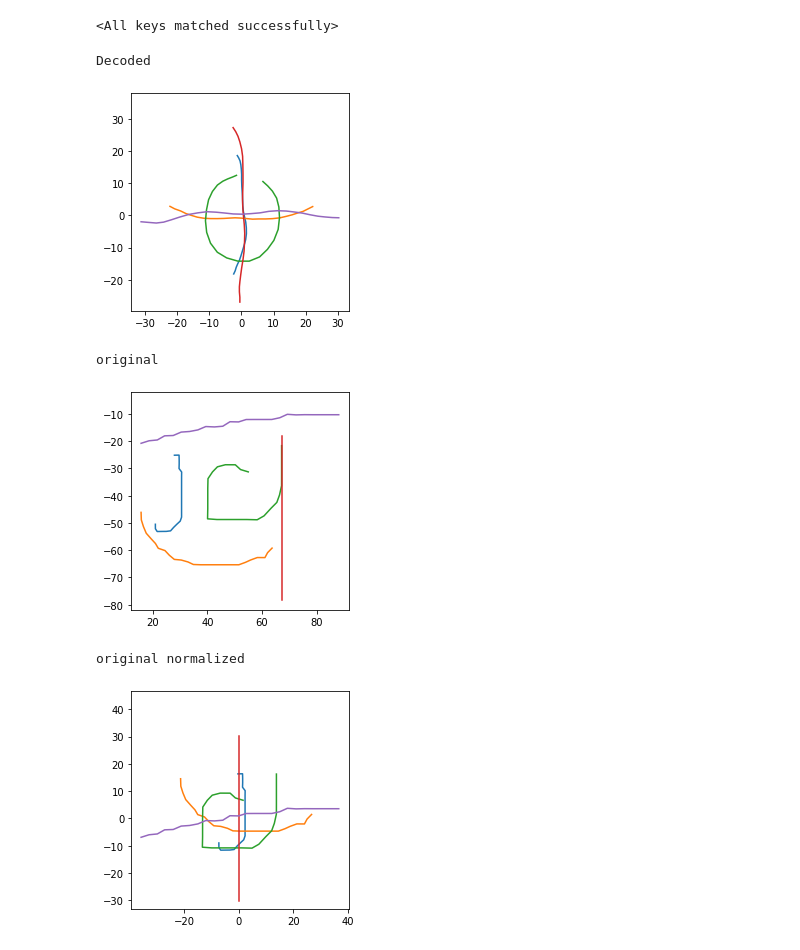
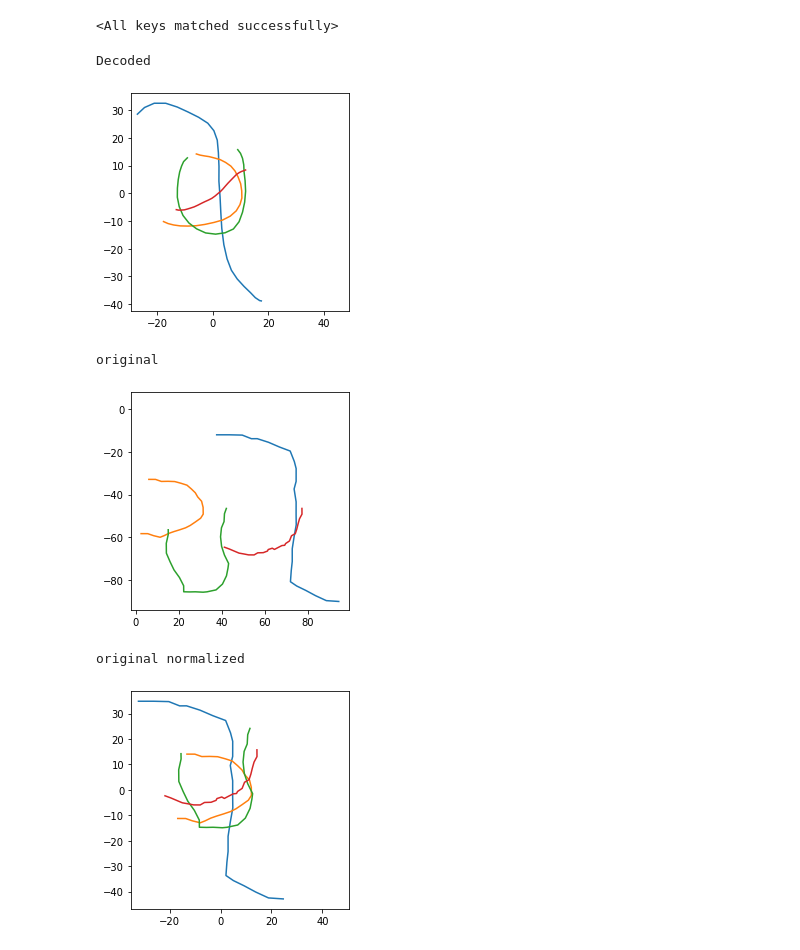
Before and after one commit to SomTambe/omniglot-bcs, a Jupyter notebook: evaluate.ipynb, the cells around one changed output. Drawn from its saved outputs; the diff is of its cells as text; code cells hidden in the pictures.

Commit message:
Progress 23/06/20. Added the encoded strokes for gujarati character.

```diff
--- a/evaluate.ipynb
+++ b/evaluate.ipynb
@@ -117,21 +121,21 @@ def eval_char(chr):
 
     return splines.plot_char(pred)
 # %%
-CHAR=spline_prims['Sanskrit'][1][3][0]
+CHAR=spline_prims['Gujarati'][9][3][0]
 # CHAR=spline_prims['Grantha'][1][3][0]
 print("Decoded")
 eval_char(CHAR)
 print("original")
 splines.plot_char(CHAR)
 print('original normalized')
 n=[]
 for p in CHAR:
     n.append(normalize(p))
 splines.plot_char(n)
 # %% [output]
 Decoded
-[figure, old version]
+[figure, new version]
 original
-[figure, old version]
+[figure, new version]
 original normalized
-[figure, old version]
+[figure, new version]
```
Also changed, not shown: parts of 1 cell of this notebook.
